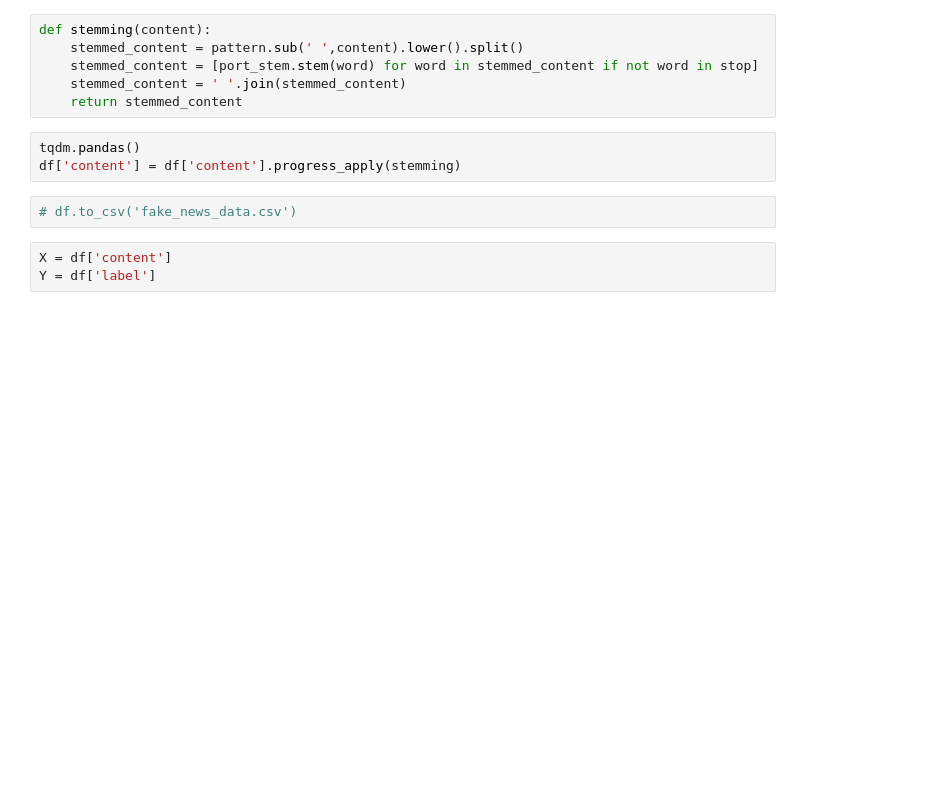
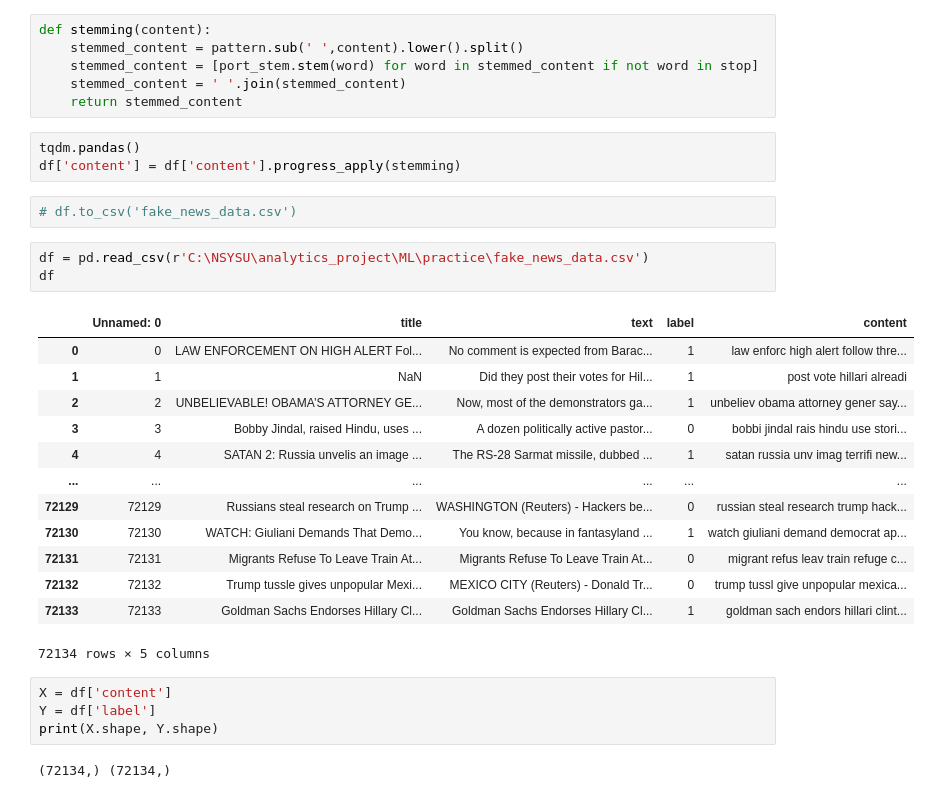
Before and after one commit to hsuan1120/kaggle-data-analysis, a Jupyter notebook: Fake news classification.ipynb, the cells around one changed output. Saved outputs shown, nothing was run; the diff lists cells and outputs as text; blank space fills up the shorter version.

```diff
--- a/Fake news classification.ipynb
+++ b/Fake news classification.ipynb
@@ -106,5 +106,25 @@ df['content'] = df['content'].progress_apply(stemming)
 # %%
 # df.to_csv('fake_news_data.csv')
 # %%
-X = df['content']
-Y = df['label']
+df = pd.read_csv(r'C:\NSYSU\analytics_project\ML\practice\fake_news_data.csv')
+df
+# %% [output]
+|  | Unnamed: 0 | title | text | label | content |
+| 0 | 0 | LAW ENFORCEMENT ON HIGH ALERT Fol... | No comment is expected from Barac... | 1 | law enforc high alert follow thre... |
+| 1 | 1 | NaN | Did they post their votes for Hil... | 1 | post vote hillari alreadi |
+| 2 | 2 | UNBELIEVABLE! OBAMA’S ATTORNEY GE... | Now, most of the demonstrators ga... | 1 | unbeliev obama attorney gener say... |
+| 3 | 3 | Bobby Jindal, raised Hindu, uses ... | A dozen politically active pastor... | 0 | bobbi jindal rais hindu use stori... |
+| 4 | 4 | SATAN 2: Russia unvelis an image ... | The RS-28 Sarmat missile, dubbed ... | 1 | satan russia unv imag terrifi new... |
+| ... | ... | ... | ... | ... | ... |
+| 72129 | 72129 | Russians steal research on Trump ... | WASHINGTON (Reuters) - Hackers be... | 0 | russian steal research trump hack... |
+| 72130 | 72130 | WATCH: Giuliani Demands That Demo... | You know, because in fantasyland ... | 1 | watch giuliani demand democrat ap... |
+| 72131 | 72131 | Migrants Refuse To Leave Train At... | Migrants Refuse To Leave Train At... | 0 | migrant refus leav train refuge c... |
+| 72132 | 72132 | Trump tussle gives unpopular Mexi... | MEXICO CITY (Reuters) - Donald Tr... | 0 | trump tussl give unpopular mexica... |
+| 72133 | 72133 | Goldman Sachs Endorses Hillary Cl... | Goldman Sachs Endorses Hillary Cl... | 1 | goldman sach endors hillari clint... |
+72134 rows × 5 columns
+# %%
+X = df['content']
+Y = df['label']
+print(X.shape, Y.shape)
+# %% [output]
+(72134,) (72134,)
```
Also changed, not shown: parts of 15 cells of this notebook.
